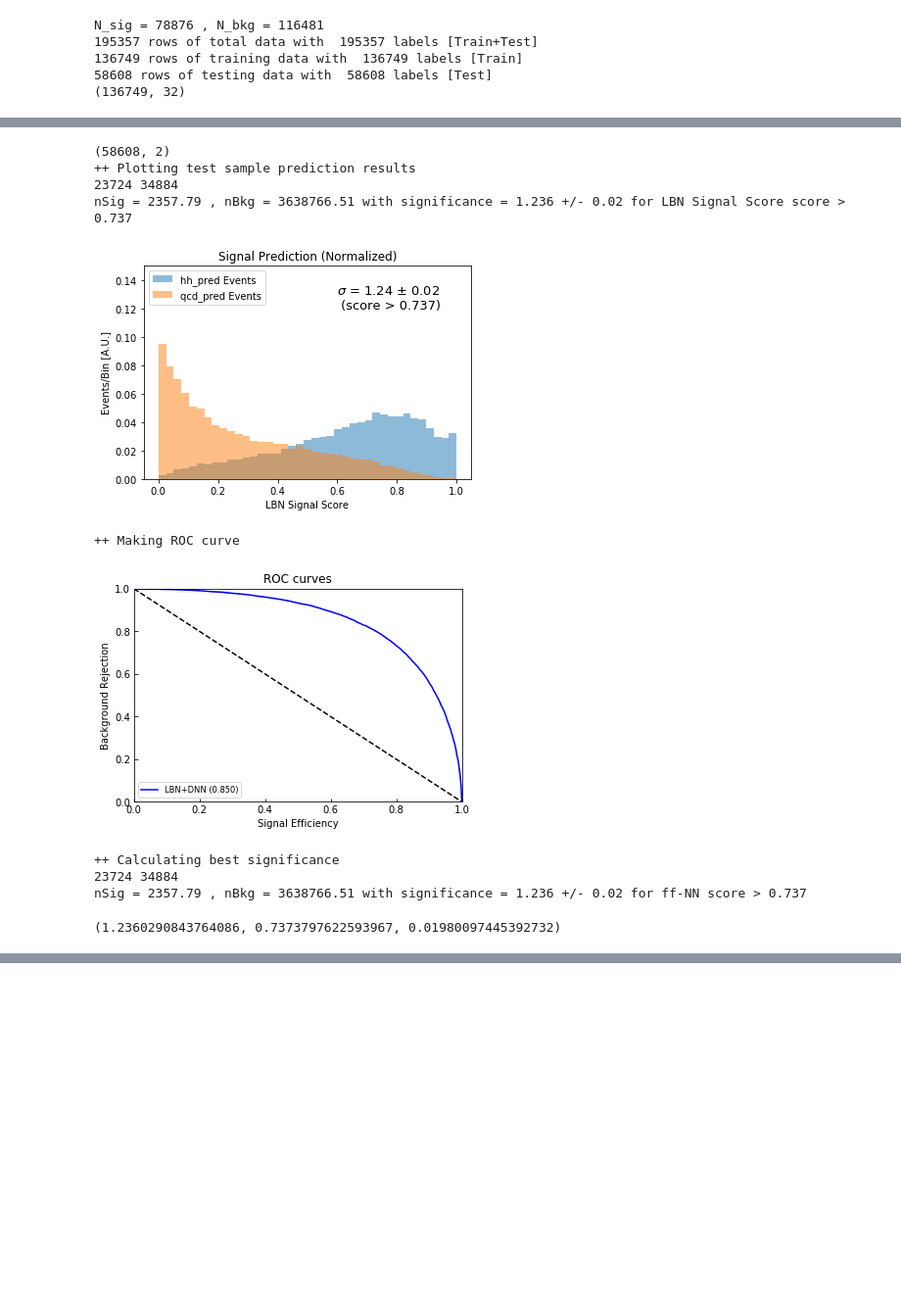
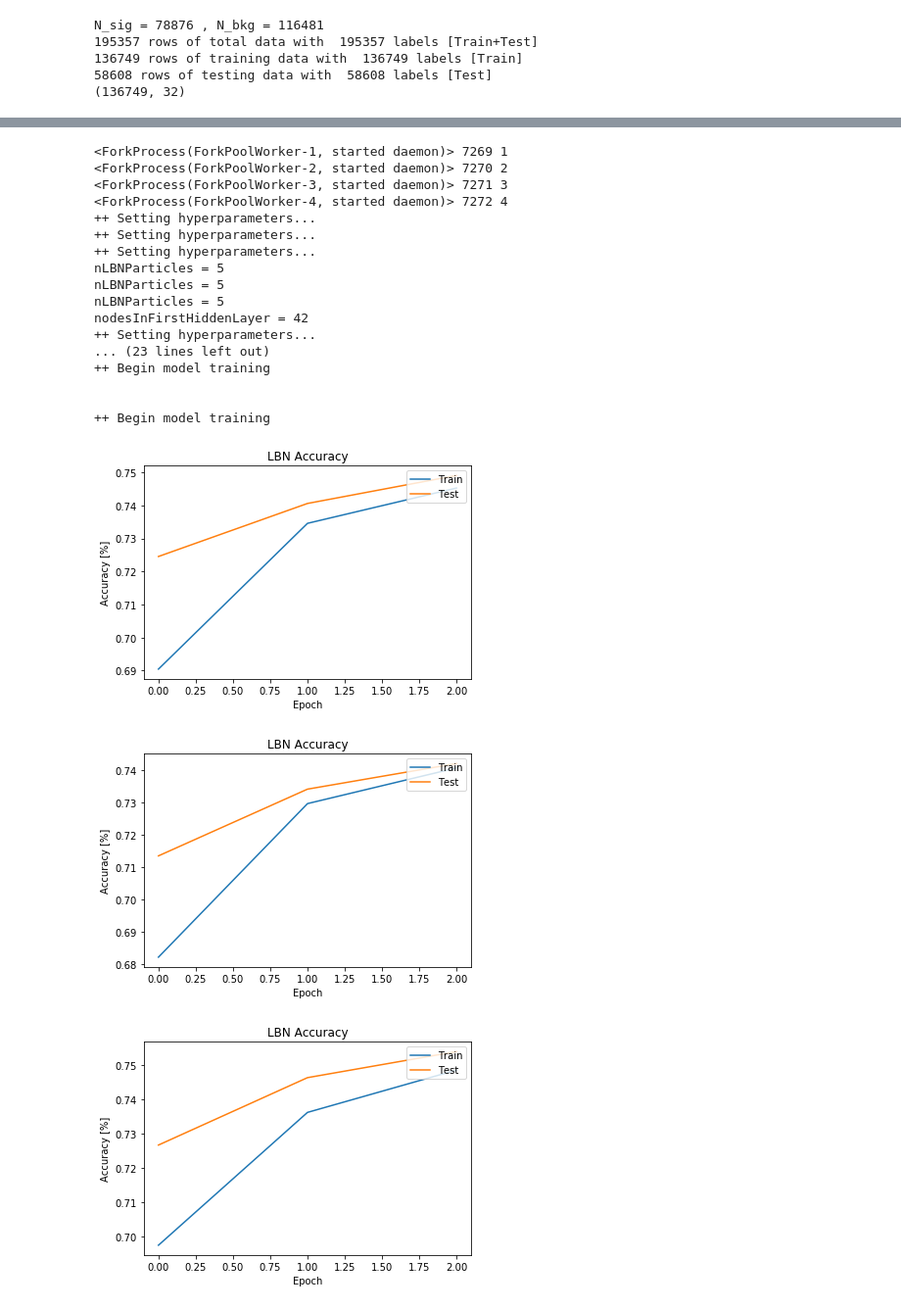
Before and after one commit to neu-physics/dihiggsMLProject, a Jupyter notebook: lorentzBoostNetwork/lorentzBoostScripted.ipynb, the cells around one changed output, grey strips where cells are left out. Shown at 98% size. Cells and saved outputs as stored; diff of their text form; code cells hidden in the pictures; blank space fills up the shorter version.

```diff
--- a/lorentzBoostNetwork/lorentzBoostScripted.ipynb
+++ b/lorentzBoostNetwork/lorentzBoostScripted.ipynb
@@ -77,15 +48,0 @@ lossFunction = binary_crossentropy
-# %%
-#test.test_model( test.model, savePlots=True )
-test.test_model( test.best_model, savePlots=True)
-# %% [output]
-(58608, 2)
-++ Plotting test sample prediction results
-23724 34884
-nSig = 2357.79 , nBkg = 3638766.51 with significance = 1.236 +/- 0.02 for LBN Signal Score score > 0.737
-[figure, removed]
-++ Making ROC curve
-[figure, removed]
-++ Calculating best significance
-23724 34884
-nSig = 2357.79 , nBkg = 3638766.51 with significance = 1.236 +/- 0.02 for ff-NN score > 0.737
-(1.2360290843764086, 0.7373797622593967, 0.01980097445392732)
@@ -95,0 +56,45 @@ test2.runIterations(iterations=5, epochs=4, batch_size=400, patience=10)
+# %%
+def f_LBN_swarm(x):
+    """Higher-level method to do forward_prop in the
+    whole swarm.
+
+    Inputs
+    ------
+    x: numpy.ndarray of shape (n_particles, dimensions)
+        The swarm that will perform the search
+
+    Returns
+    -------
+    numpy.ndarray of shape (n_particles, )
+        The computed loss for each particle
+    """
+
+    n_particles = x.shape[0]
+    #j = [forward_prop(x[i]) for i in range(n_particles)]
+    j = [ test0.fit_swarm( epochs=3, batch_size=400, patience=10,
+                         model_hyperparams={'nodesInFirstHiddenLayer':int(x[i][0]), 'nodesInSecondHiddenLayer':int(x[i][1])
+                                              }
+                        )
+         for i in range(n_particles)
+        ]
+
+    return np.array(j)
+# %%
+%time
+# Initialize swarm
+options = {'c1': 0.5, 'c2': 0.3, 'w':0.9}
+
+param_name = ['nodesInFirstHiddenLayer','nodesInSecondHiddenLayer']
+n_dimensions = len(param_name)
+param_max_list = [200,200]
+param_min_list = [0,0]
+param_max = np.array(param_max_list)
+param_min = np.array(param_min_list)
+bounds = (param_min, param_max)
+
+# Call instance of PSO
+optimizer = ps.single.GlobalBestPSO(n_particles=4, dimensions=n_dimensions, options=options, bounds=bounds)
+
+# Perform optimization
+cost, pos = optimizer.optimize(f_LBN_swarm, iters=10, n_processes=4)
+# %% [output]
@@ -95,0 +104,20 @@ test2.runIterations(iterations=5, epochs=4, batch_size=400, patience=10)
+<ForkProcess(ForkPoolWorker-1, started daemon)> 7269 1
+<ForkProcess(ForkPoolWorker-2, started daemon)> 7270 2
+<ForkProcess(ForkPoolWorker-3, started daemon)> 7271 3
+<ForkProcess(ForkPoolWorker-4, started daemon)> 7272 4
+++ Setting hyperparameters...
+++ Setting hyperparameters...
+++ Setting hyperparameters...
+nLBNParticles = 5
+nLBNParticles = 5
+nLBNParticles = 5
+nodesInFirstHiddenLayer = 42
+++ Setting hyperparameters...
+... (23 lines left out)
+++ Begin model training
+
+
+++ Begin model training
+[figure, added]
+[figure, added]
+[figure, added]
```
Also changed, not shown: parts of 20 cells of this notebook, 1 other file.
